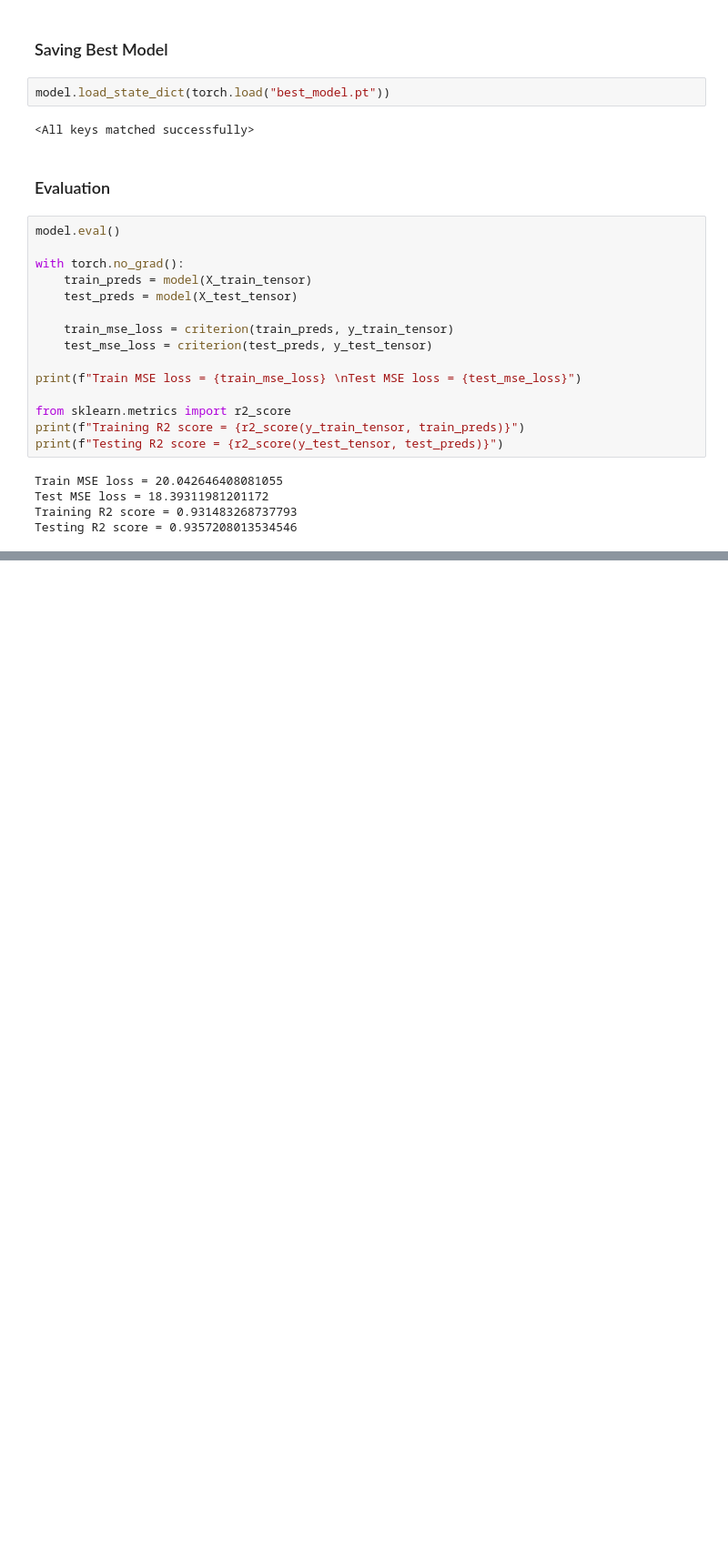
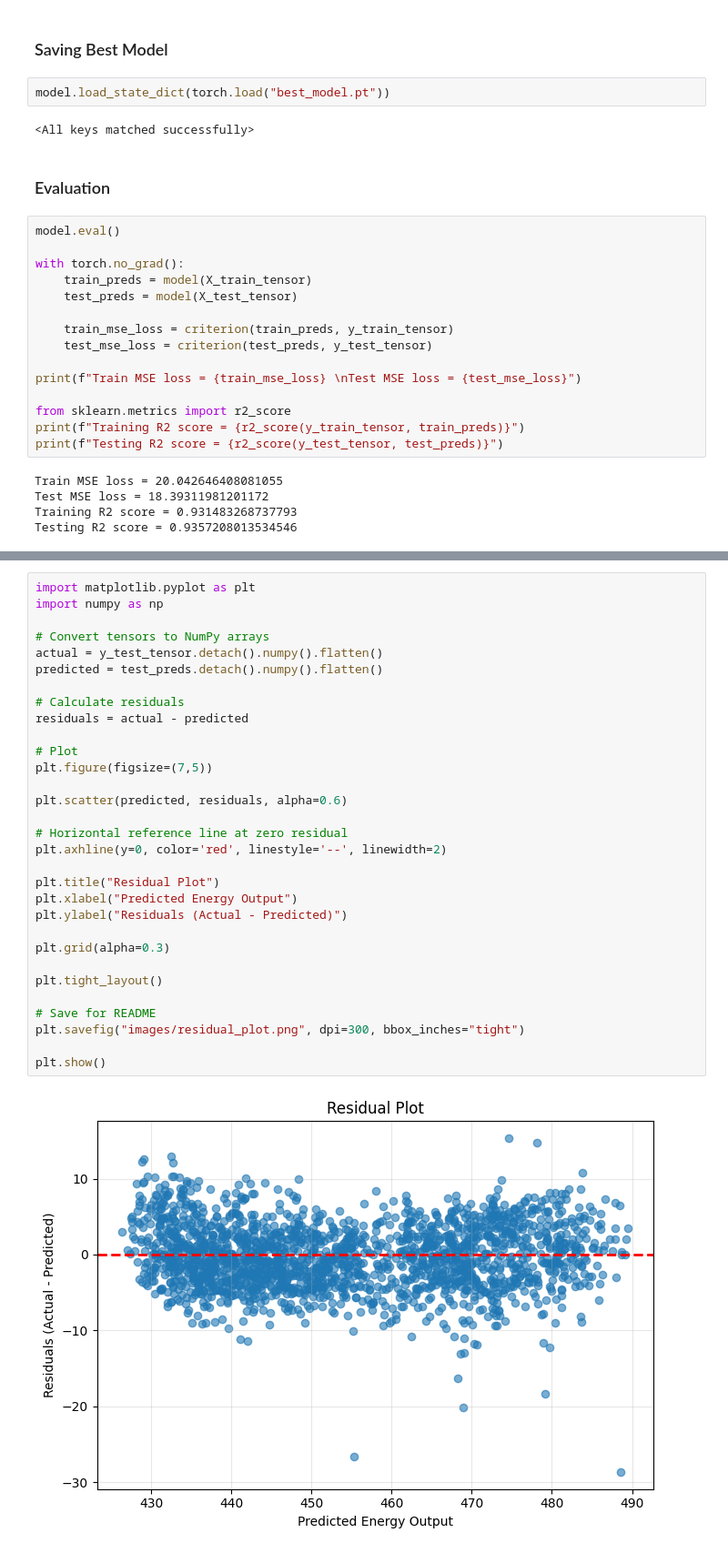
Before and after one commit to 54DhanashreeNaik/Power-Plant-Energy-Prediction-ANN, a Jupyter notebook: Energy_Prediction.ipynb, the cells around one changed output, grey strips where cells are left out. Shown at 91% size. Saved outputs shown, nothing was run; the diff lists cells and outputs as text; blank space fills up the shorter version.

```diff
--- a/Energy_Prediction.ipynb
+++ b/Energy_Prediction.ipynb
@@ -202,0 +280,33 @@ Testing R2 score = 0.9357208013534546
+# %%
+import matplotlib.pyplot as plt
+import numpy as np
+
+# Convert tensors to NumPy arrays
+actual = y_test_tensor.detach().numpy().flatten()
+predicted = test_preds.detach().numpy().flatten()
+
+# Calculate residuals
+residuals = actual - predicted
+
+# Plot
+plt.figure(figsize=(7,5))
+
+plt.scatter(predicted, residuals, alpha=0.6)
+
+# Horizontal reference line at zero residual
+plt.axhline(y=0, color='red', linestyle='--', linewidth=2)
+
+plt.title("Residual Plot")
+plt.xlabel("Predicted Energy Output")
+plt.ylabel("Residuals (Actual - Predicted)")
+
+plt.grid(alpha=0.3)
+
+plt.tight_layout()
+
+# Save for README
+plt.savefig("images/residual_plot.png", dpi=300, bbox_inches="tight")
+
+plt.show()
+# %% [output]
+[figure, added]
```
Also changed, not shown: parts of 3 cells of this notebook, 4 other files.
